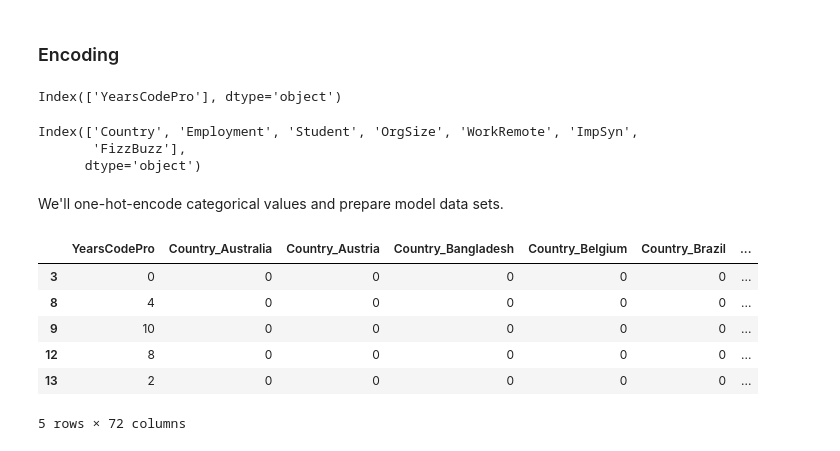
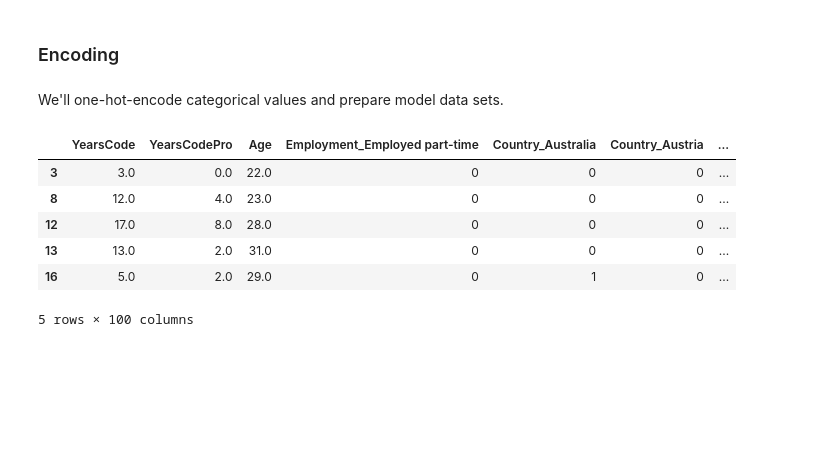
Before and after one commit to amosvoron/udacity, a Jupyter notebook: Stackoverflow.ipynb, the cells around one changed output. Cells and saved outputs as stored; diff of their text form; code cells hidden in the pictures; blank space fills up the shorter version.

```diff
--- a/Stackoverflow.ipynb
+++ b/Stackoverflow.ipynb
@@ -671,0 +1536,5 @@ target.shape
+# %%
+cols = list(variables.column)
+cols.append(label)
+target = data[cols].copy()
+target.shape
@@ -854,8 +1604,16 @@ unique_plus_nan(target, 'Student')
 # %% [markdown]
 Since the Student feature is based on Yes/No question, we'll convert 'Yes, full-time' and 'Yes, part-time' into 'Yes'. the information 'full-time', 'part-time' is not important.
 # %%
-# Converter
 def get_student(val):
+    '''
+    Sanitize Student values.
+
+    INPUT
+    val - value to sanitize
+
+    OUTPUT
+    'Yes', 'No', or 'not found'
+    '''
     if val in ['Yes, full-time', 'Yes, part-time']:
         return 'Yes'
     elif val in ['No', 'N/A']:
@@ -863,6 +1621,7 @@ def get_student(val):
     else:
         return 'not found'
 
+
 target.Student = target.Student.apply(get_student)
 unique(target, 'Student')
 # %% [output]
@@ -947,4 +1658,0 @@ More than 50 years
-# %%
-# Convert all values to numeric
-target['YearsCodePro'] = target['YearsCodePro'].apply(get_yearscodepro_num)
-find_non_numeric(target, 'YearsCodePro')
@@ -966,22 +1658,0 @@ Name: WorkRemote, dtype: int64
-# %%
-# Shortenizer
-def get_workremote(val):
-    if val == 'Less than once per month / Never':
-        return 'never'
-    elif val == 'A few days each month':
-        return 'sometimes'
-    elif val in "All or almost all the time (I'm full-time remote)":
-        return 'full-time'
-    elif val == 'Less than half the time, but at least one day each week':
-        return 'less-half-time'
-    elif val == 'More than half, but not all, the time':
-        return 'more-half-time'
-    elif val == 'About half the time':
-        return 'half-time'
-    elif val == "It's complicated":
-        return 'difficult'
-    else:
-        return 'not found'
-
-target.WorkRemote = target.WorkRemote.apply(get_workremote)
-unique(target, 'WorkRemote')
@@ -1031,37 +1670,24 @@ print(y.shape)
 # %% [markdown]
 ### Encoding
-# %%
-# Numeric features
-X.select_dtypes(include=['number']).columns
-# %% [output]
-Index(['YearsCodePro'], dtype='object')
-# %%
-# Categorical features
-catcols = X.select_dtypes(exclude=['number']).columns
-catcols
-# %% [output]
-Index(['Country', 'Employment', 'Student', 'OrgSize', 'WorkRemote', 'ImpSyn',
-       'FizzBuzz'],
-      dtype='object')
 # %% [markdown]
 We'll one-hot-encode categorical values and prepare model data sets.
 # %%
-for var in catcols:
+for var in variables[variables.dtype == 'string'].column:
     X = pd.concat([X.drop(var, axis=1),
                    pd.get_dummies(X[var],
                                 prefix=var,
                                 prefix_sep='_',
                                 drop_first=True)], axis=1)
 
 X.head()
 # %% [output]
-|  | YearsCodePro | Country_Australia | Country_Austria | Country_Bangladesh | Country_Belgium | Country_Brazil | ... |
-| 3 | 0 | 0 | 0 | 0 | 0 | 0 | ... |
-| 8 | 4 | 0 | 0 | 0 | 0 | 0 | ... |
-| 9 | 10 | 0 | 0 | 0 | 0 | 0 | ... |
-| 12 | 8 | 0 | 0 | 0 | 0 | 0 | ... |
-| 13 | 2 | 0 | 0 | 0 | 0 | 0 | ... |
+|  | YearsCode | YearsCodePro | Age | Employment_Employed part-time | Country_Australia | Country_Austria | ... |
+| 3 | 3.0 | 0.0 | 22.0 | 0 | 0 | 0 | ... |
+| 8 | 12.0 | 4.0 | 23.0 | 0 | 0 | 0 | ... |
+| 12 | 17.0 | 8.0 | 28.0 | 0 | 0 | 0 | ... |
+| 13 | 13.0 | 2.0 | 31.0 | 0 | 0 | 0 | ... |
+| 16 | 5.0 | 2.0 | 29.0 | 0 | 1 | 0 | ... |
-5 rows × 72 columns
+5 rows × 100 columns
 # %%
 X.columns.tolist()
 # %% [output]
```
Also changed, not shown: parts of 204 cells of this notebook.
